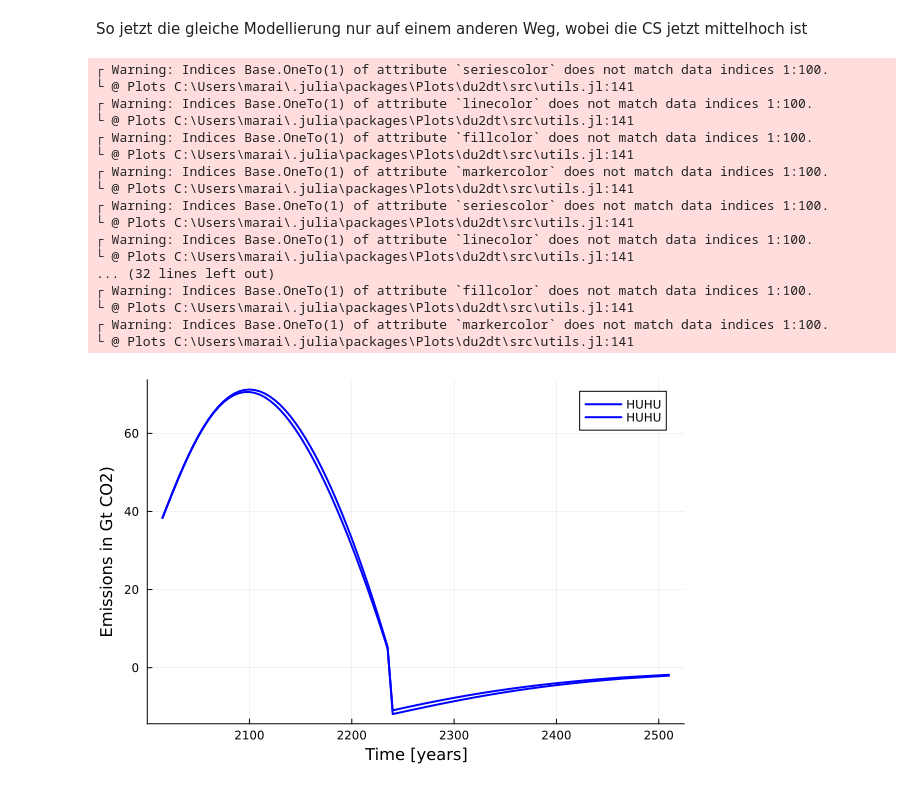
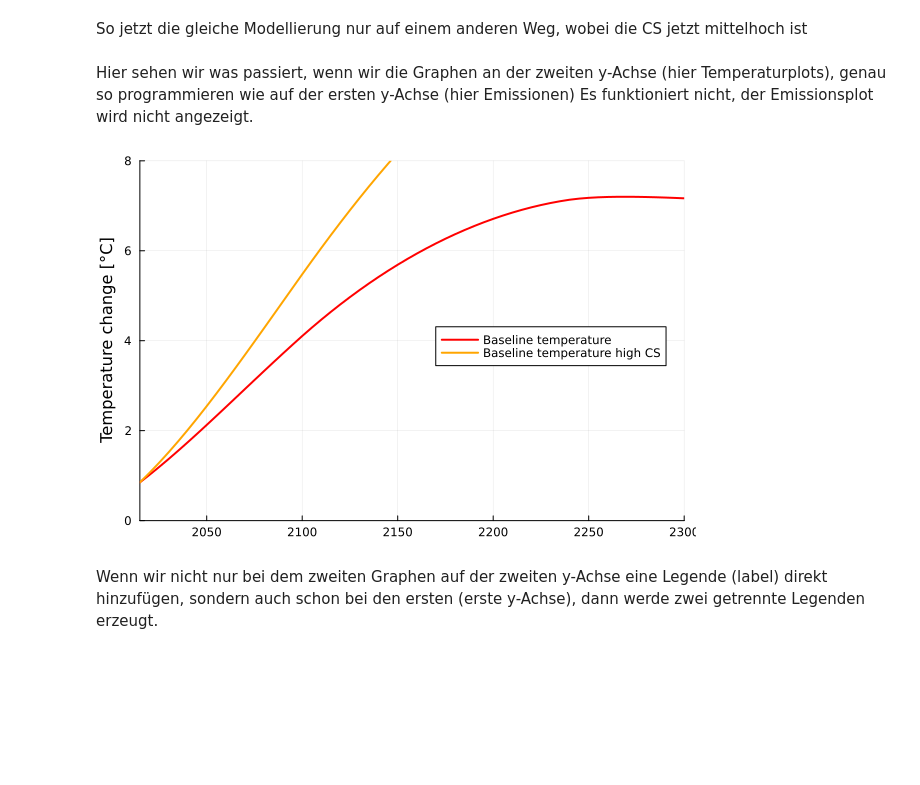
Before and after one commit to MaraikeS/adv_env_econ_24, a Jupyter notebook: modelling/plotting_results.ipynb, the cells around one changed output. Drawn from its saved outputs; the diff is of its cells as text; code cells hidden in the pictures; blank space fills up the shorter version.

```diff
--- a/modelling/plotting_results.ipynb
+++ b/modelling/plotting_results.ipynb
@@ -147,27 +147,22 @@ run(m_middelCS)
 #Namen für die Graphen, die wir plotten wollen erstellen
 E_middelCS = m_middelCS[:emissions, :E];
 T_middelCS = m_middelCS[:climatedynamics, :TATM];
+# %% [markdown]
+Hier sehen wir was passiert, wenn wir die Graphen an der zweiten y-Achse (hier Temperaturplots), genau so programmieren wie auf der ersten y-Achse (hier Emissionen) Es funktioniert nicht, der Emissionsplot wird nicht angezeigt.
 # %%
 #Emissionsplot erstellen
-pE=plot(timesteps, [E E_middelCS], label="HUHU", xlabel="Time [years]", ylabel="Emissions in Gt CO2)", color=[:blue], lw =2)
+pE=plot(timesteps, [E E_middelCS], label=["HUHU Emissionen" "Noch mehr"], xlabel="Time [years]", ylabel="Emissions in Gt CO2", color=[:blue], lw=2)
 #Zweite y-Achse einführen
 pT=twinx()
+#Temperaturplot erstellen
+pT=plot(timesteps, [T T_middelCS], label=["Baseline temperature" "Baseline temperature high CS"], ylabel="Temperature change [°C]", color=[:red :orange],lw=2)
+#Achsengrenzen setzen
+xlims!((2015,2300))
+ylims!(pE, (-20, 1500))
+ylims!(pT, (0,8))
+# Position der Legende bestimmen
+plot!(pT, legend=:right, legendcolums=1)
 # %% [output]
-┌ Warning: Indices Base.OneTo(1) of attribute `seriescolor` does not match data indices 1:100.
-└ @ Plots C:\Users\marai\.julia\packages\Plots\du2dt\src\utils.jl:141
-┌ Warning: Indices Base.OneTo(1) of attribute `linecolor` does not match data indices 1:100.
-└ @ Plots C:\Users\marai\.julia\packages\Plots\du2dt\src\utils.jl:141
-┌ Warning: Indices Base.OneTo(1) of attribute `fillcolor` does not match data indices 1:100.
-└ @ Plots C:\Users\marai\.julia\packages\Plots\du2dt\src\utils.jl:141
-┌ Warning: Indices Base.OneTo(1) of attribute `markercolor` does not match data indices 1:100.
-└ @ Plots C:\Users\marai\.julia\packages\Plots\du2dt\src\utils.jl:141
-┌ Warning: Indices Base.OneTo(1) of attribute `seriescolor` does not match data indices 1:100.
-└ @ Plots C:\Users\marai\.julia\packages\Plots\du2dt\src\utils.jl:141
-┌ Warning: Indices Base.OneTo(1) of attribute `linecolor` does not match data indices 1:100.
-└ @ Plots C:\Users\marai\.julia\packages\Plots\du2dt\src\utils.jl:141
-... (32 lines left out)
-┌ Warning: Indices Base.OneTo(1) of attribute `fillcolor` does not match data indices 1:100.
-└ @ Plots C:\Users\marai\.julia\packages\Plots\du2dt\src\utils.jl:141
-┌ Warning: Indices Base.OneTo(1) of attribute `markercolor` does not match data indices 1:100.
-└ @ Plots C:\Users\marai\.julia\packages\Plots\du2dt\src\utils.jl:141
-[figure, old version]
+[figure, new version]
+# %% [markdown]
+Wenn wir nicht nur bei dem zweiten Graphen auf der zweiten y-Achse eine Legende (label) direkt hinzufügen, sondern auch schon bei den ersten (erste y-Achse), dann werde zwei getrennte Legenden erzeugt.
```
